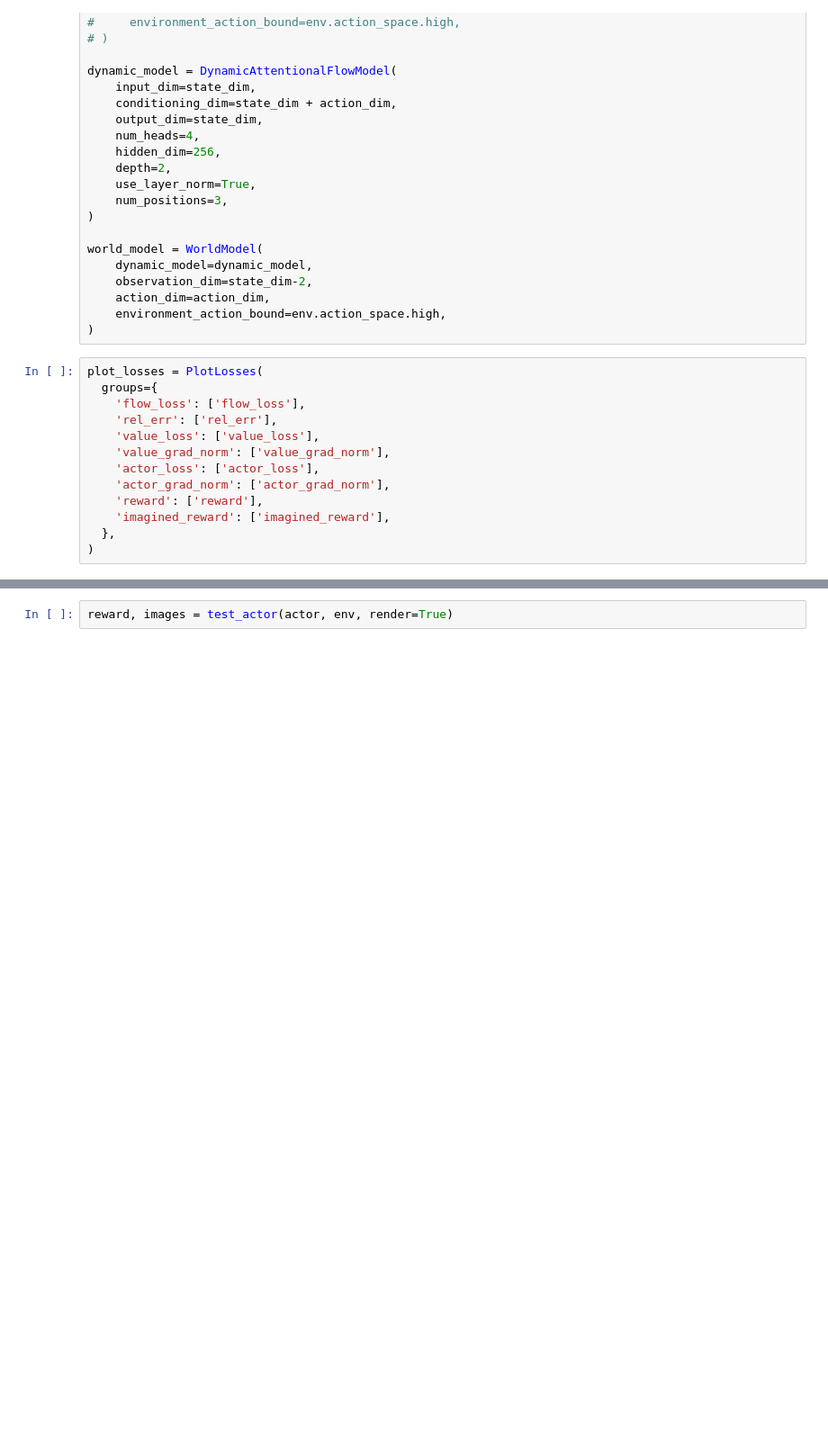
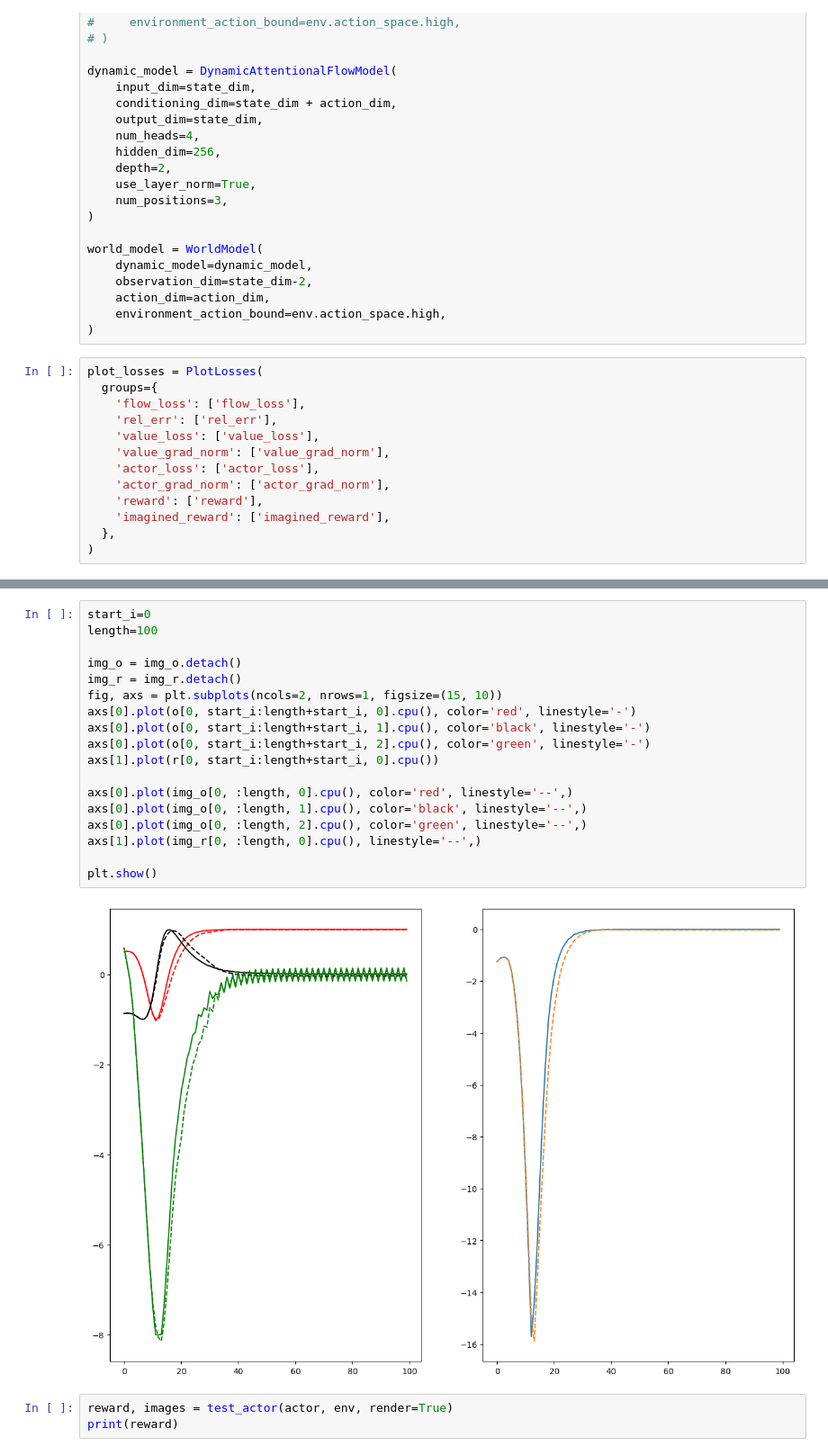
Before and after one commit to mauicv/world-model-rl, a Jupyter notebook: src/reflect/components/flow_world_model/examples/world-model-val-grad-pendulum.ipynb, the cells around one changed output, grey strips where cells are left out. Shown at 90% size. Drawn from its saved outputs; the diff is of its cells as text; blank space fills up the shorter version.

```diff
--- a/src/reflect/components/flow_world_model/examples/world-model-val-grad-pendulum.ipynb
+++ b/src/reflect/components/flow_world_model/examples/world-model-val-grad-pendulum.ipynb
@@ -238,3 +267,24 @@ plt.show()
-# %%
-reward, images = test_actor(actor, env, render=True)
+# %%
+start_i=0
+length=100
+
+img_o = img_o.detach()
+img_r = img_r.detach()
+fig, axs = plt.subplots(ncols=2, nrows=1, figsize=(15, 10))
+axs[0].plot(o[0, start_i:length+start_i, 0].cpu(), color='red', linestyle='-')
+axs[0].plot(o[0, start_i:length+start_i, 1].cpu(), color='black', linestyle='-')
+axs[0].plot(o[0, start_i:length+start_i, 2].cpu(), color='green', linestyle='-')
+axs[1].plot(r[0, start_i:length+start_i, 0].cpu())
+
+axs[0].plot(img_o[0, :length, 0].cpu(), color='red', linestyle='--',)
+axs[0].plot(img_o[0, :length, 1].cpu(), color='black', linestyle='--',)
+axs[0].plot(img_o[0, :length, 2].cpu(), color='green', linestyle='--',)
+axs[1].plot(img_r[0, :length, 0].cpu(), linestyle='--',)
+
+plt.show()
+# %% [output]
+[figure, added]
+# %%
+reward, images = test_actor(actor, env, render=True)
+print(reward)
 # %%
```
Also changed, not shown: parts of 6 cells of this notebook, 5 other files.
